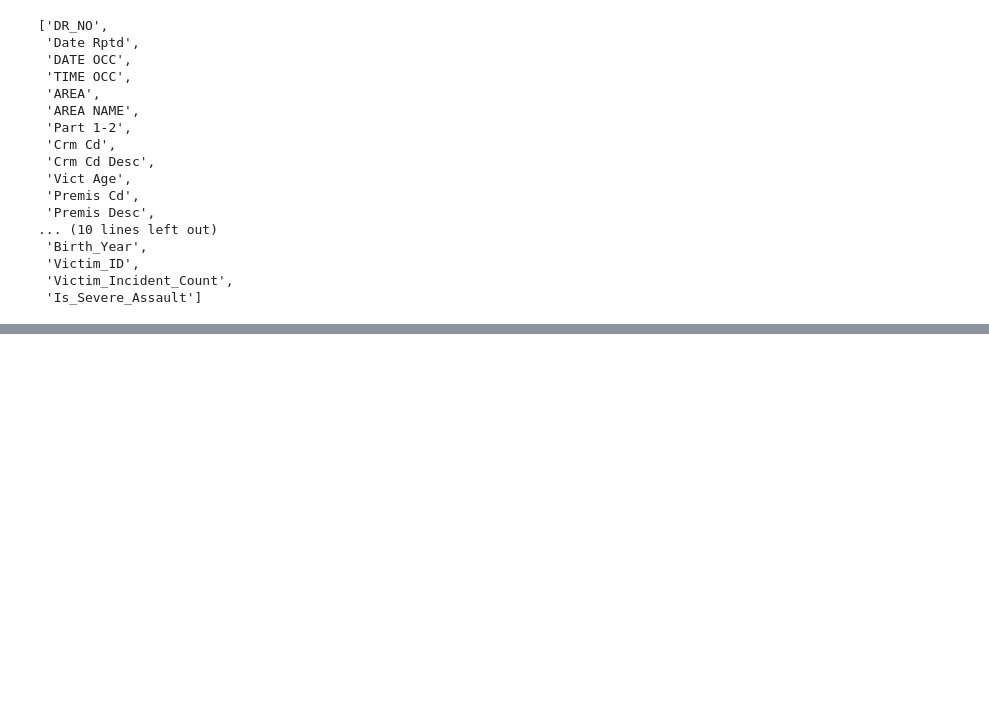
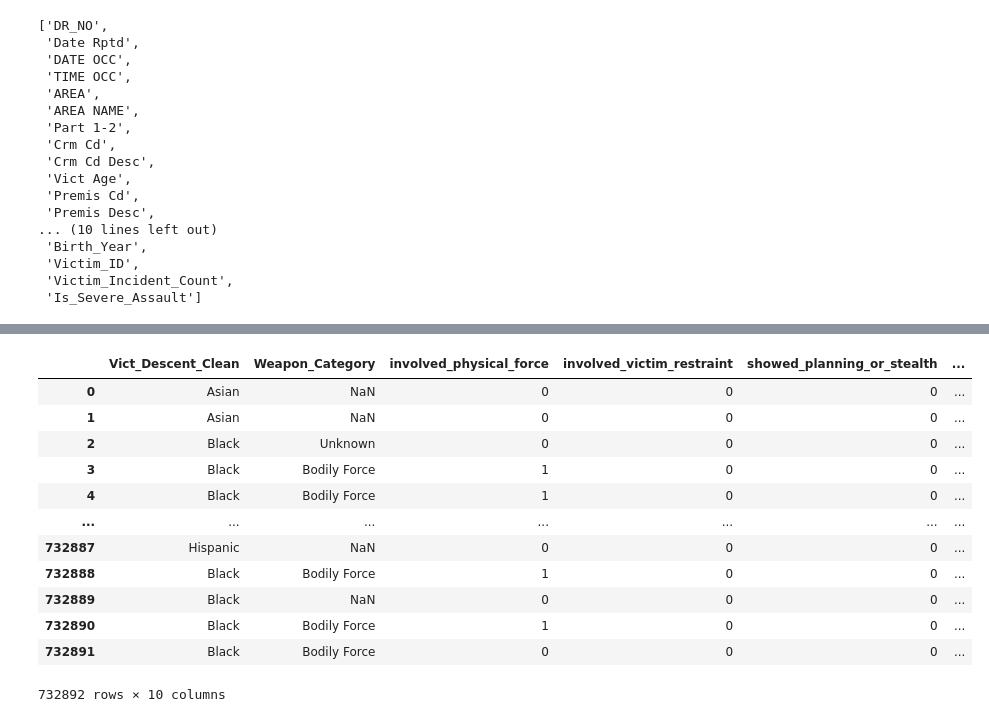
Before and after one commit to motabor153/team1A-dtsc-3601-project, a Jupyter notebook: notebooks/Sprint3Baseline.ipynb, the cells around one changed output, grey strips where cells are left out. Saved outputs shown, nothing was run; the diff lists cells and outputs as text; code cells hidden in the pictures; blank space fills up the shorter version.

```diff
--- a/notebooks/Sprint3Baseline.ipynb
+++ b/notebooks/Sprint3Baseline.ipynb
@@ -124,0 +125,17 @@ Please also refer to the documentation for alternative solver options:
+# %%
+df2_encoded = pd.read_csv(r'C:\Users\mat\Desktop\DTSC 3601\team1A-dtsc-3601-project\data\df2_encoded.csv')
+df2_encoded
+# %% [output]
+|  | Vict_Descent_Clean | Weapon_Category | involved_physical_force | involved_victim_restraint | showed_planning_or_stealth | ... |
+| 0 | Asian | NaN | 0 | 0 | 0 | ... |
+| 1 | Asian | NaN | 0 | 0 | 0 | ... |
+| 2 | Black | Unknown | 0 | 0 | 0 | ... |
+| 3 | Black | Bodily Force | 1 | 0 | 0 | ... |
+| 4 | Black | Bodily Force | 1 | 0 | 0 | ... |
+| ... | ... | ... | ... | ... | ... | ... |
+| 732887 | Hispanic | NaN | 0 | 0 | 0 | ... |
+| 732888 | Black | Bodily Force | 1 | 0 | 0 | ... |
+| 732889 | Black | NaN | 0 | 0 | 0 | ... |
+| 732890 | Black | Bodily Force | 1 | 0 | 0 | ... |
+| 732891 | Black | Bodily Force | 0 | 0 | 0 | ... |
+732892 rows × 10 columns
```
Also changed, not shown: parts of 4 cells of this notebook, 4 other files.
